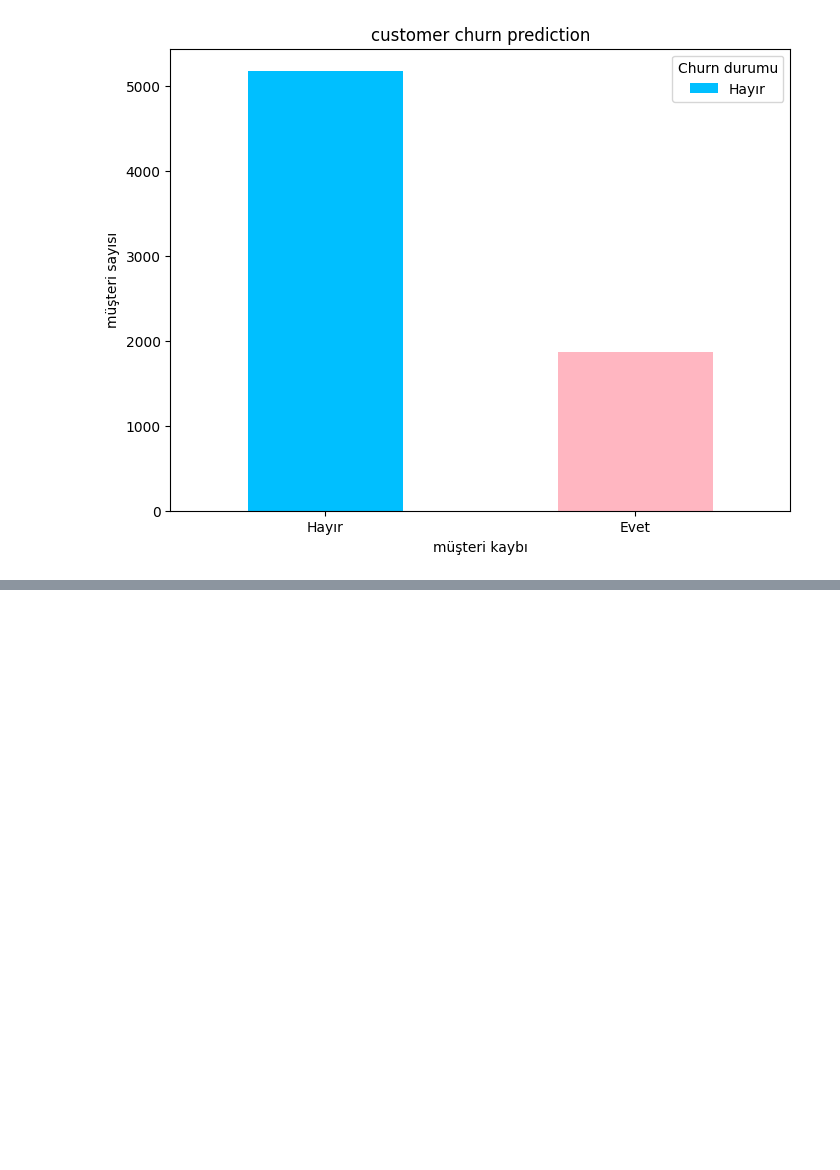
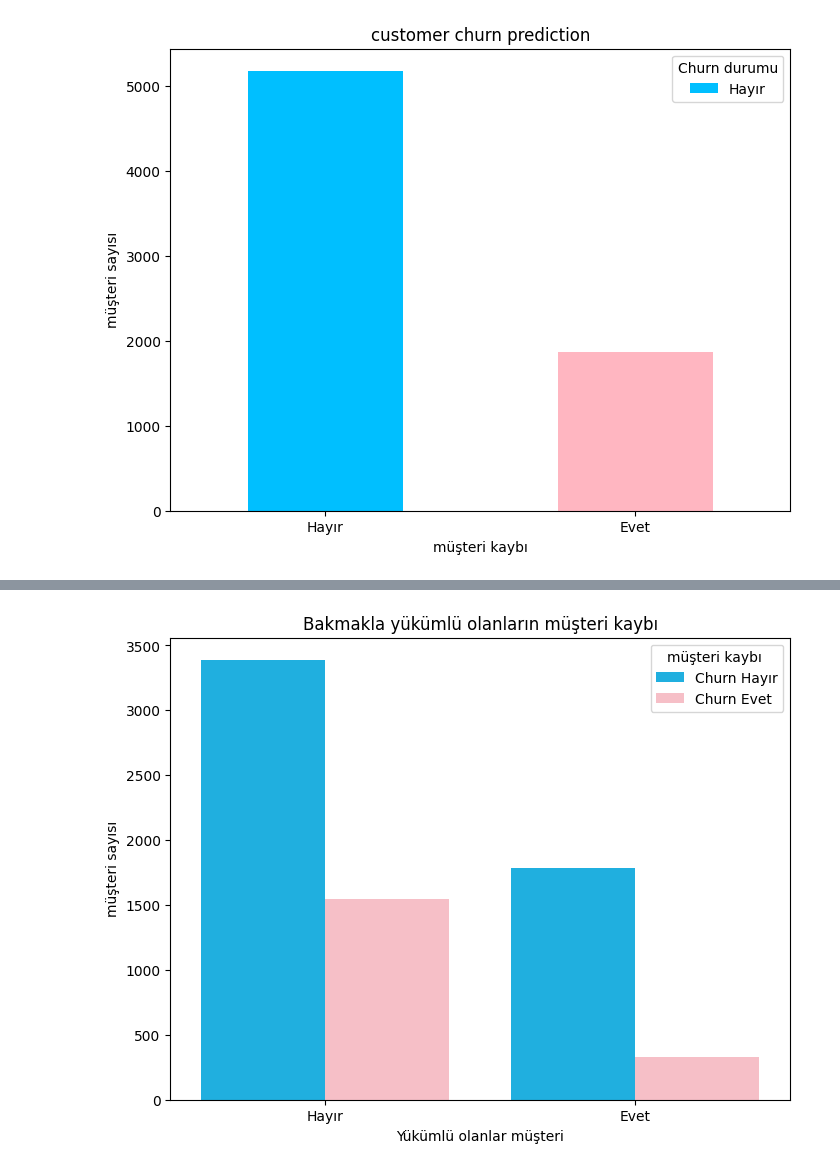
Before and after one commit to ergul13/customer_churn, a Jupyter notebook: 2.deneme.ipynb, the cells around one changed output, grey strips where cells are left out. Cells and saved outputs as stored; diff of their text form; code cells hidden in the pictures; blank space fills up the shorter version.

```diff
--- a/2.deneme.ipynb
+++ b/2.deneme.ipynb
@@ -67,0 +191,11 @@ df["gender"]=df["gender"].map({"Male":0,"Female":1})
+# %%
+plt.figure(figsize=(8, 6))
+sns.countplot(x="Dependents",hue="Churn",data=df2, palette=["deepskyblue", "lightpink"])
+plt.title("Bakmakla yükümlü olanların müşteri kaybı")
+plt.xlabel("Yükümlü olanlar müşteri")
+plt.ylabel("müşteri sayısı")
+plt.xticks([0, 1], ["Hayır", "Evet"], rotation=0)
+plt.legend(["Churn Hayır", "Churn Evet"], title="müşteri kaybı ")
+plt.show()
+# %% [output]
+[figure, added]
```
Also changed, not shown: parts of 37 cells of this notebook.
